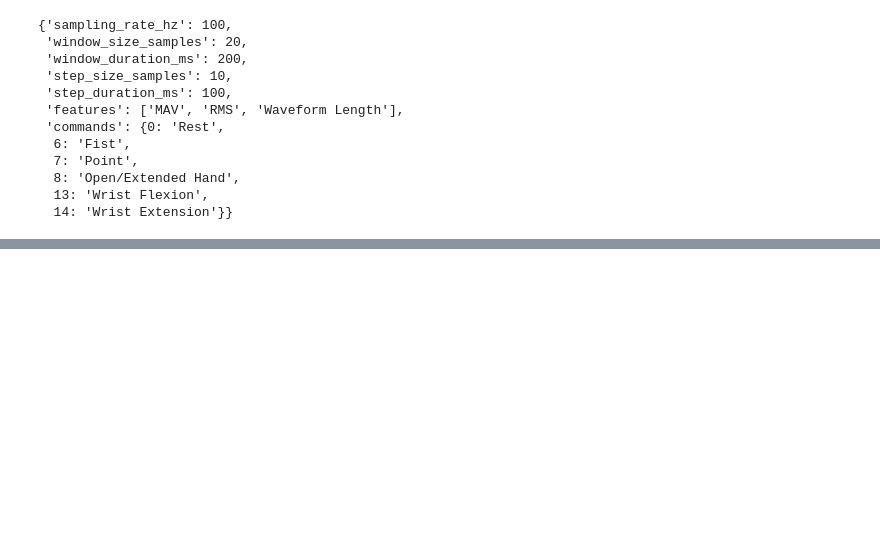
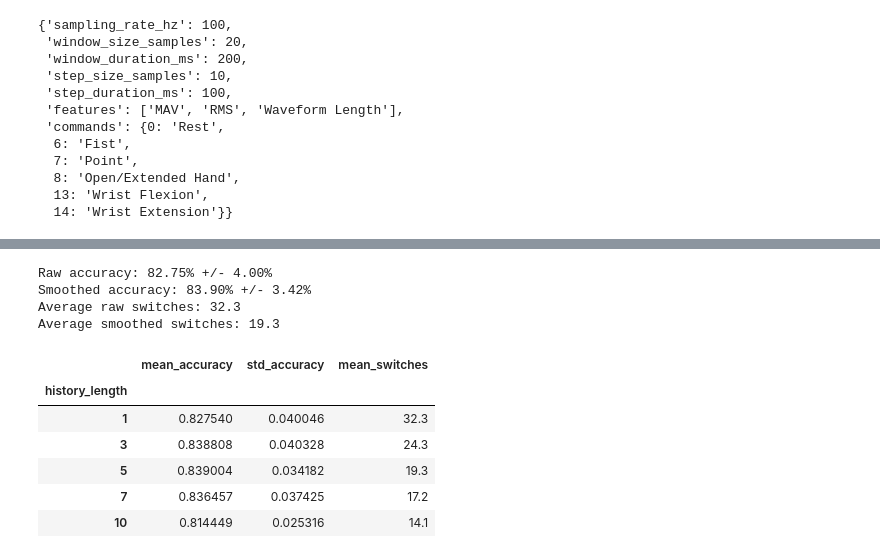
Before and after one commit to papoochu/emg-prosthetic-controller, a Jupyter notebook: notebooks/02_prosthetic_commands.ipynb, the cells around one changed output, grey strips where cells are left out. Cells and saved outputs as stored; diff of their text form; code cells hidden in the pictures; blank space fills up the shorter version.

```diff
--- a/notebooks/02_prosthetic_commands.ipynb
+++ b/notebooks/02_prosthetic_commands.ipynb
@@ -777,0 +870,26 @@ controller_config
+# %%
+demo_commands = [6, 7, 8, 13, 14]
+
+sequence_emg = []
+sequence_labels = []
+
+for command in demo_commands:
+
+    indices = np.where(
+        (labels_e2 == command)
+        & (repetitions_e2 == test_rep)
+    )[0]
+
+    start = max(indices[0] - 100, 0)
+    end = min(indices[-1] + 100, len(emg_e2))
+
+    sequence_emg.append(
+        emg_e2[start:end]
+    )
+
+    sequence_labels.append(
+        labels_e2[start:end]
+    )
+
+sequence_emg = np.concatenate(sequence_emg)
+sequence_labels = np.concatenate(sequence_labels)
@@ -777,0 +1212,29 @@ controller_config
+# %%
+print(
+    f"Raw accuracy: "
+    f"{results_df['raw_accuracy'].mean() * 100:.2f}% "
+    f"+/- "
+    f"{results_df['raw_accuracy'].std() * 100:.2f}%"
+)
+
+print(
+    f"Smoothed accuracy: "
+    f"{results_df['smooth_accuracy'].mean() * 100:.2f}% "
+    f"+/- "
+    f"{results_df['smooth_accuracy'].std() * 100:.2f}%"
+)
+
+print(
+    f"Average raw switches: "
+    f"{results_df['raw_switches'].mean():.1f}"
+)
+
+print(
+    f"Average smoothed switches: "
+    f"{results_df['smooth_switches'].mean():.1f}"
+)
+# %% [output]
+Raw accuracy: 82.75% +/- 4.00%
+Smoothed accuracy: 83.90% +/- 3.42%
+Average raw switches: 32.3
+Average smoothed switches: 19.3
@@ -777,0 +1389,22 @@ controller_config
+# %%
+memory_df = pd.DataFrame(memory_results)
+
+summary = (
+    memory_df
+    .groupby("history_length")
+    .agg(
+        mean_accuracy=("accuracy", "mean"),
+        std_accuracy=("accuracy", "std"),
+        mean_switches=("switches", "mean")
+    )
+)
+
+summary
+# %% [output]
+|  | mean_accuracy | std_accuracy | mean_switches |
+| history_length |  |  |  |
+| 1 | 0.827540 | 0.040046 | 32.3 |
+| 3 | 0.838808 | 0.040328 | 24.3 |
+| 5 | 0.839004 | 0.034182 | 19.3 |
+| 7 | 0.836457 | 0.037425 | 17.2 |
+| 10 | 0.814449 | 0.025316 | 14.1 |
```
Also changed, not shown: parts of 21 cells of this notebook, 12 other files.
